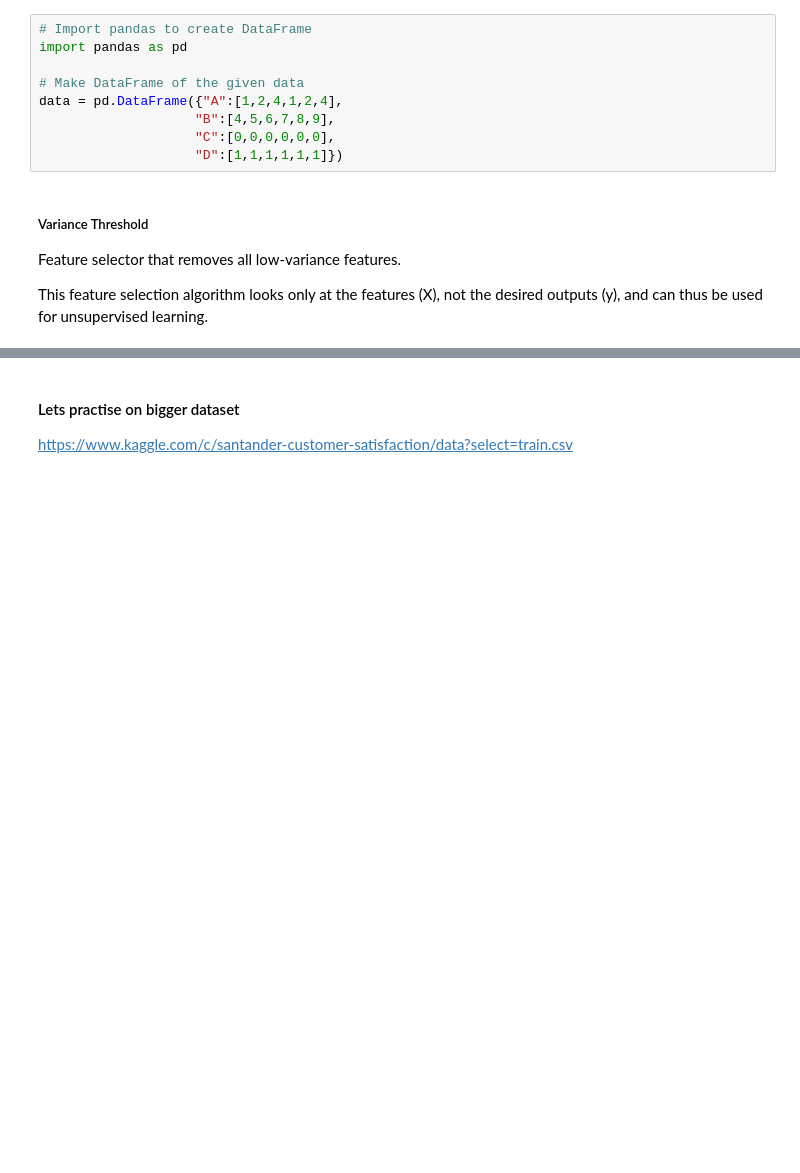
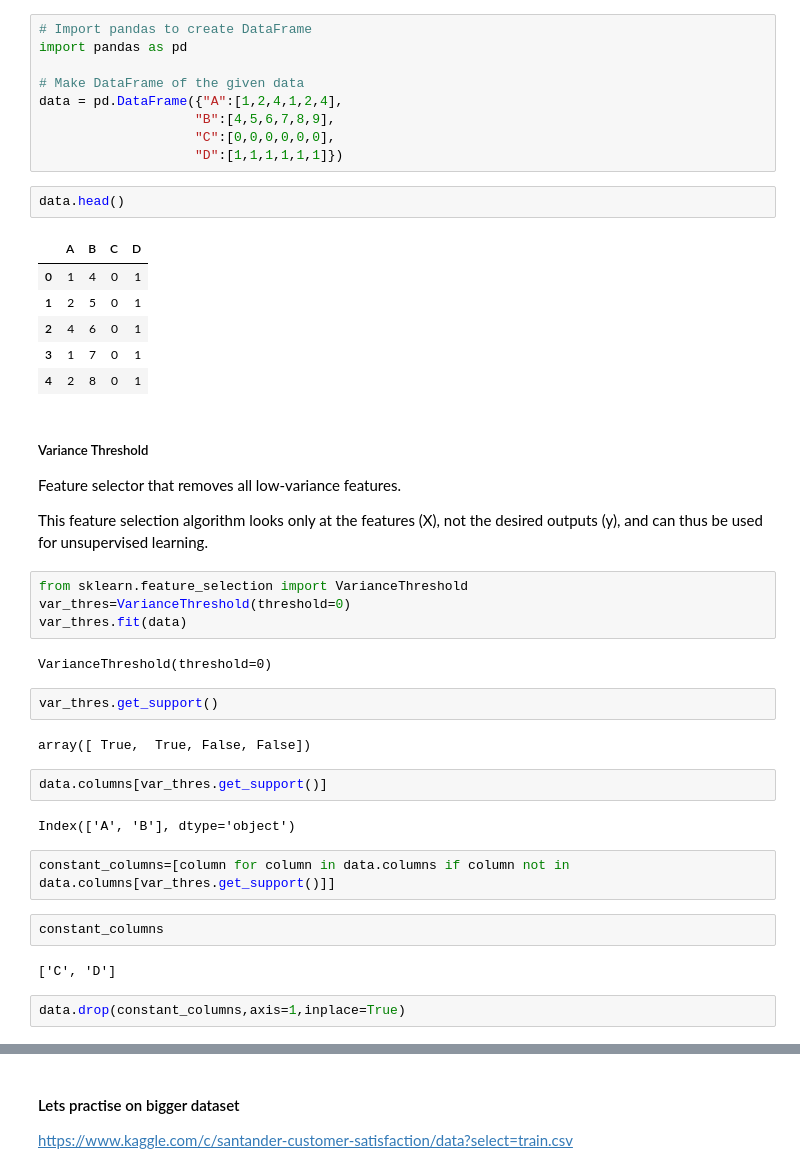
Before and after one commit to dhanyahari07/Data_Science, a Jupyter notebook: feature_selection/1_Feature_Selection_Dropping_Constant_Features.ipynb, the cells around one changed output, grey strips where cells are left out. Cells and saved outputs as stored; diff of their text form; blank space fills up the shorter version.

```diff
--- a/feature_selection/1_Feature_Selection_Dropping_Constant_Features.ipynb
+++ b/feature_selection/1_Feature_Selection_Dropping_Constant_Features.ipynb
@@ -11,8 +11,39 @@ data = pd.DataFrame({"A":[1,2,4,1,2,4],
                     "B":[4,5,6,7,8,9],
                     "C":[0,0,0,0,0,0],
                     "D":[1,1,1,1,1,1]})
+# %%
+data.head()
+# %% [output]
+|  | A | B | C | D |
+| 0 | 1 | 4 | 0 | 1 |
+| 1 | 2 | 5 | 0 | 1 |
+| 2 | 4 | 6 | 0 | 1 |
+| 3 | 1 | 7 | 0 | 1 |
+| 4 | 2 | 8 | 0 | 1 |
 # %% [markdown]
 ##### Variance Threshold
 Feature selector that removes all low-variance features.
 
 This feature selection algorithm looks only at the features (X), not the desired outputs (y), and can thus be used for unsupervised learning.
+# %%
+from sklearn.feature_selection import VarianceThreshold
+var_thres=VarianceThreshold(threshold=0)
+var_thres.fit(data)
+# %% [output]
+VarianceThreshold(threshold=0)
+# %%
+var_thres.get_support()
+# %% [output]
+array([ True,  True, False, False])
+# %%
+data.columns[var_thres.get_support()]
+# %% [output]
+Index(['A', 'B'], dtype='object')
+# %%
+constant_columns=[column for column in data.columns if column not in data.columns[var_thres.get_support()]]
+# %%
+constant_columns
+# %% [output]
+['C', 'D']
+# %%
+data.drop(constant_columns,axis=1,inplace=True)
```
Also changed, not shown: parts of 23 cells of this notebook.
